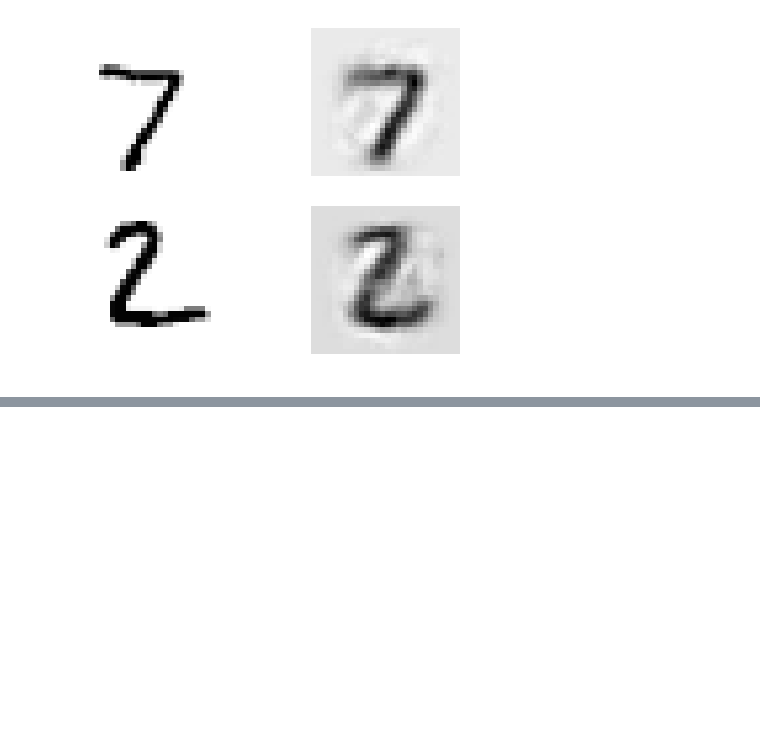
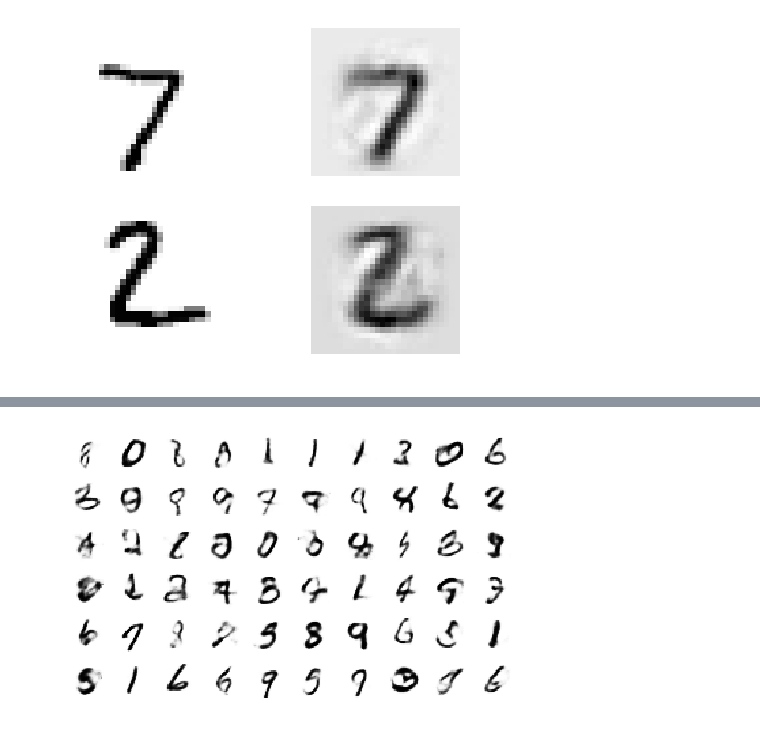
Before and after one commit to thephet/handson_ml, a Jupyter notebook: 15_MY_autoencoders.ipynb, the cells around one changed output, grey strips where cells are left out. Saved outputs shown, nothing was run; the diff lists cells and outputs as text; code cells hidden in the pictures; blank space fills up the shorter version.

```diff
--- a/15_MY_autoencoders.ipynb
+++ b/15_MY_autoencoders.ipynb
@@ -353,0 +496,16 @@ show_reconstructed_digits(X, outputs)
+# %%
+n_epochs = 50
+batch_size = 150
+
+with tf.Session() as sess:
+    init.run()
+    for epoch in range(n_epochs):
+        n_batches = mnist.train.num_examples // batch_size
+        for iteration in range(n_batches):
+            print("\r{}%".format(100 * iteration // n_batches), end="")
+            sys.stdout.flush()
+            X_batch, y_batch = mnist.train.next_batch(batch_size)
+            sess.run(training_op, feed_dict={X: X_batch})
+        loss_val, reconstruction_loss_val, latent_loss_val = sess.run([loss, reconstruction_loss, latent_loss], feed_dict={X: X_batch})
+        print("\r{}".format(epoch), "Train total loss:", loss_val, "\tReconstruction loss:", reconstruction_loss_val, "\tLatent loss:", latent_loss_val)
+        saver.save(sess, "./my_model_variational.ckpt")
@@ -353,0 +573,22 @@ show_reconstructed_digits(X, outputs)
+# %%
+import numpy as np
+
+n_digits = 60
+n_epochs = 50
+batch_size = 150
+
+with tf.Session() as sess:
+    init.run()
+    for epoch in range(n_epochs):
+        n_batches = mnist.train.num_examples // batch_size
+        for iteration in range(n_batches):
+            print("\r{}%".format(100 * iteration // n_batches), end="") # not shown in the book
+            sys.stdout.flush()                                          # not shown
+            X_batch, y_batch = mnist.train.next_batch(batch_size)
+            sess.run(training_op, feed_dict={X: X_batch})
+        loss_val, reconstruction_loss_val, latent_loss_val = sess.run([loss, reconstruction_loss, latent_loss], feed_dict={X: X_batch}) # not shown
+        print("\r{}".format(epoch), "Train total loss:", loss_val, "\tReconstruction loss:", reconstruction_loss_val, "\tLatent loss:", latent_loss_val)  # not shown
+        saver.save(sess, "./my_model_variational.ckpt")  # not shown
+
+    codings_rnd = np.random.normal(size=[n_digits, n_hidden3])
+    outputs_val = outputs.eval(feed_dict={hidden3: codings_rnd})
@@ -353,0 +613,7 @@ show_reconstructed_digits(X, outputs)
+# %%
+plt.figure(figsize=(8,50)) # not shown in the book
+for iteration in range(n_digits):
+    plt.subplot(n_digits, 10, iteration + 1)
+    plot_image(outputs_val[iteration])
+# %% [output]
+[figure, added]
```
Also changed, not shown: parts of 17 cells of this notebook.
